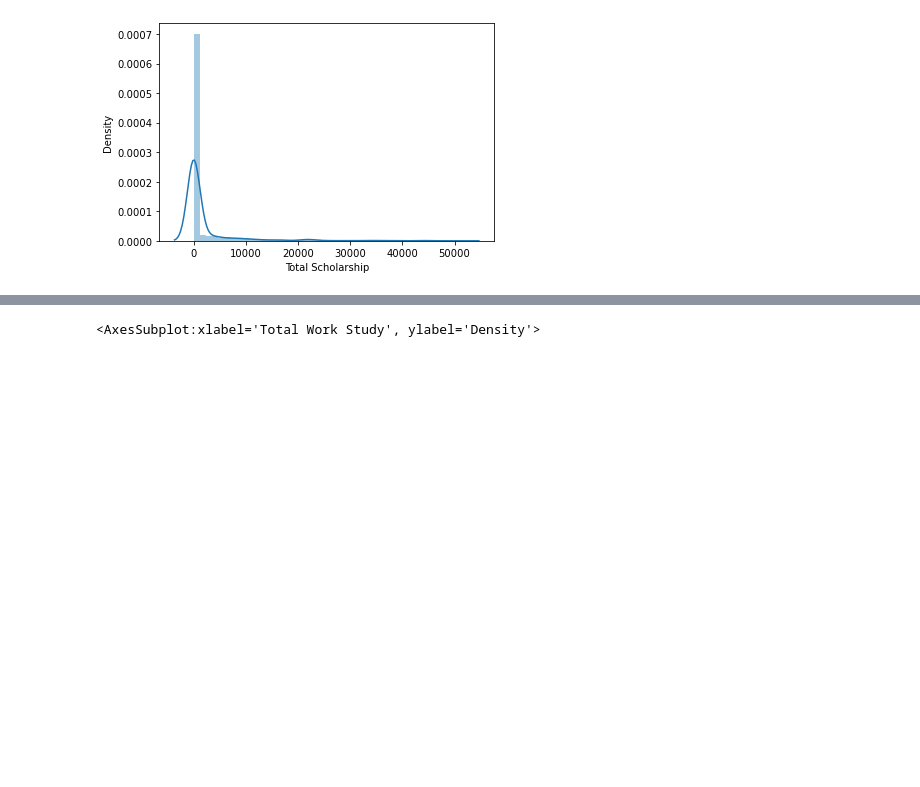
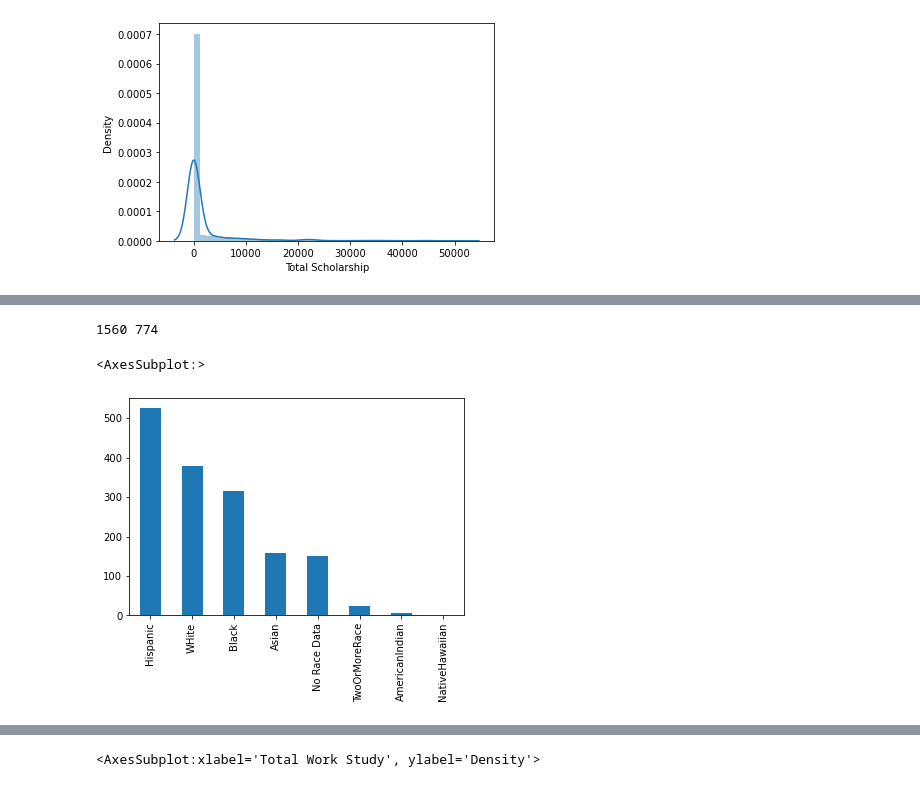
Before and after one commit to Johnson-olaolu/SDPR, a Jupyter notebook: data analysis/data_analysis1.ipynb, the cells around one changed output, grey strips where cells are left out. Drawn from its saved outputs; the diff is of its cells as text; code cells hidden in the pictures; blank space fills up the shorter version.

```diff
--- a/data analysis/data_analysis1.ipynb
+++ b/data analysis/data_analysis1.ipynb
@@ -127,0 +221,12 @@ sns.distplot(student_data_nodropout["Total Scholarship"])
+# %%
+student_grant = student_data[student_data["Total Grant"] > 0]
+student_no_grant = student_data[student_data["Total Grant"] == 0]
+
+print (len( student_grant), len(student_no_grant))
+# %% [output]
+1560 774
+# %%
+student_grant["Race"].value_counts().plot(kind = "bar")
+# %% [output]
+<AxesSubplot:>
+[figure, added]
```
Also changed, not shown: parts of 24 cells of this notebook.
